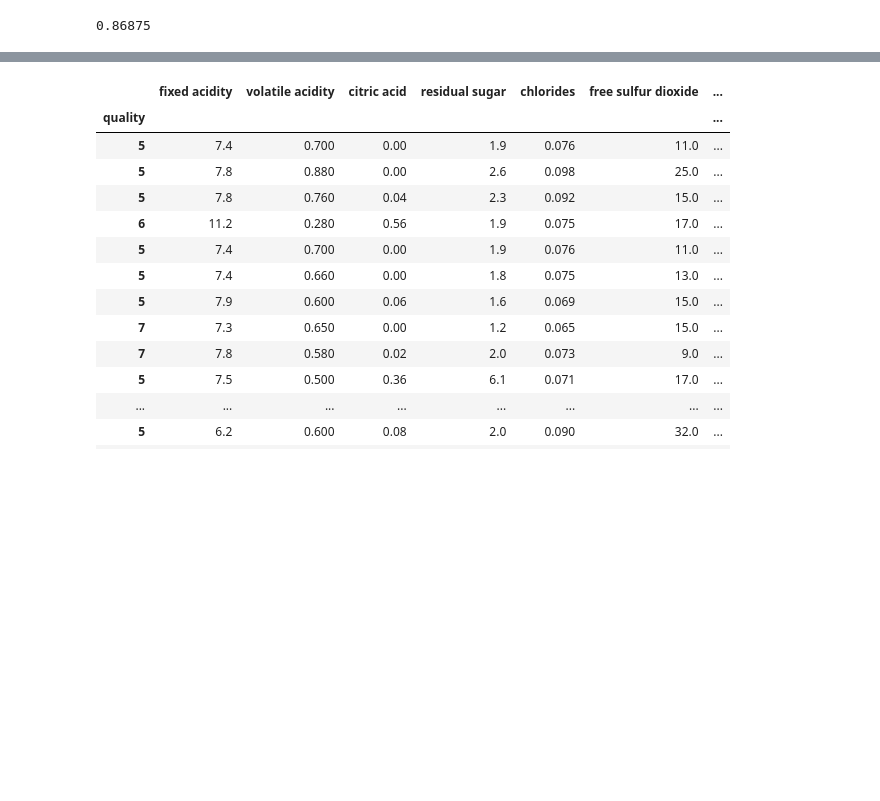
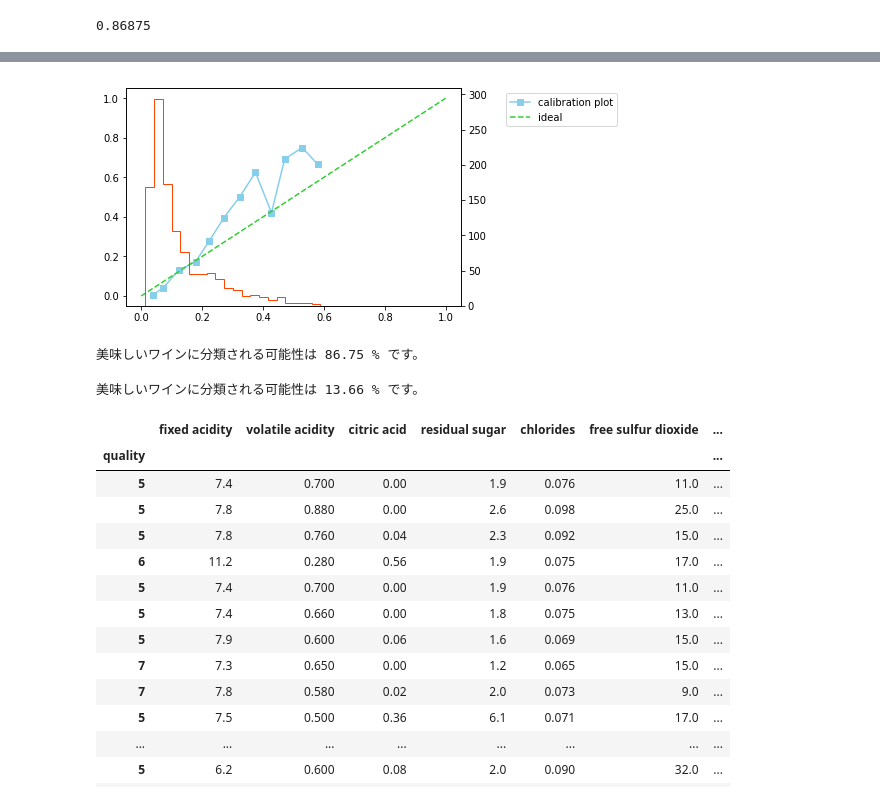
Before and after one commit to pco2699/NullSuck-AI, a Jupyter notebook: analytics/workspace/05_ロジスティック回帰.ipynb, the cells around one changed output, grey strips where cells are left out. Cells and saved outputs as stored; diff of their text form; code cells hidden in the pictures; blank space fills up the shorter version.

```diff
--- a/analytics/workspace/05_ロジスティック回帰.ipynb
+++ b/analytics/workspace/05_ロジスティック回帰.ipynb
@@ -290,0 +335,16 @@ pickle.dump(log_model, open(filename, 'wb'))
+# %%
+import matplotlib.pyplot as plt
+from sklearn.calibration import calibration_curve
+
+prob = log_model.predict_proba(X_test)[:, 1] # 目的変数が1である確率を予測
+prob_true, prob_pred = calibration_curve(y_true=Y_test, y_prob=prob, n_bins=20)
+
+fig, ax1 = plt.subplots()
+ax1.plot(prob_pred, prob_true, marker='s', label='calibration plot', color='skyblue') # キャリプレーションプロットを作成
+ax1.plot([0, 1], [0, 1], linestyle='--', label='ideal', color='limegreen') # 45度線をプロット
+ax1.legend(bbox_to_anchor=(1.12, 1), loc='upper left')
+ax2 = ax1.twinx() # 2軸を追加
+ax2.hist(prob, bins=20, histtype='step', color='orangered') # スコアのヒストグラムも併せてプロット
+plt.show()
+# %% [output]
+[figure, added]
@@ -291,3 +379,13 @@ pickle.dump(log_model, open(filename, 'wb'))
+# %%
+spot_predict = log_model.predict_proba(sample_wine1)[0][1] #log_modelが分類される確率を予測
+print('美味しいワインに分類される可能性は {:.2f} % です。'.format(spot_predict * 100))
+# %% [output]
+美味しいワインに分類される可能性は 86.75 % です。
+# %%
+spot_predict = log_model.predict_proba(sample_wine2)[0][1] #log_modelが分類される確率を予測
+print('美味しいワインに分類される可能性は {:.2f} % です。'.format(spot_predict * 100))
+# %% [output]
+美味しいワインに分類される可能性は 13.66 % です。
 # %%
 # %% [output]
 |  | fixed acidity | volatile acidity | citric acid | residual sugar | chlorides | free sulfur dioxide | ... |
```
Also changed, not shown: parts of 7 cells of this notebook.
